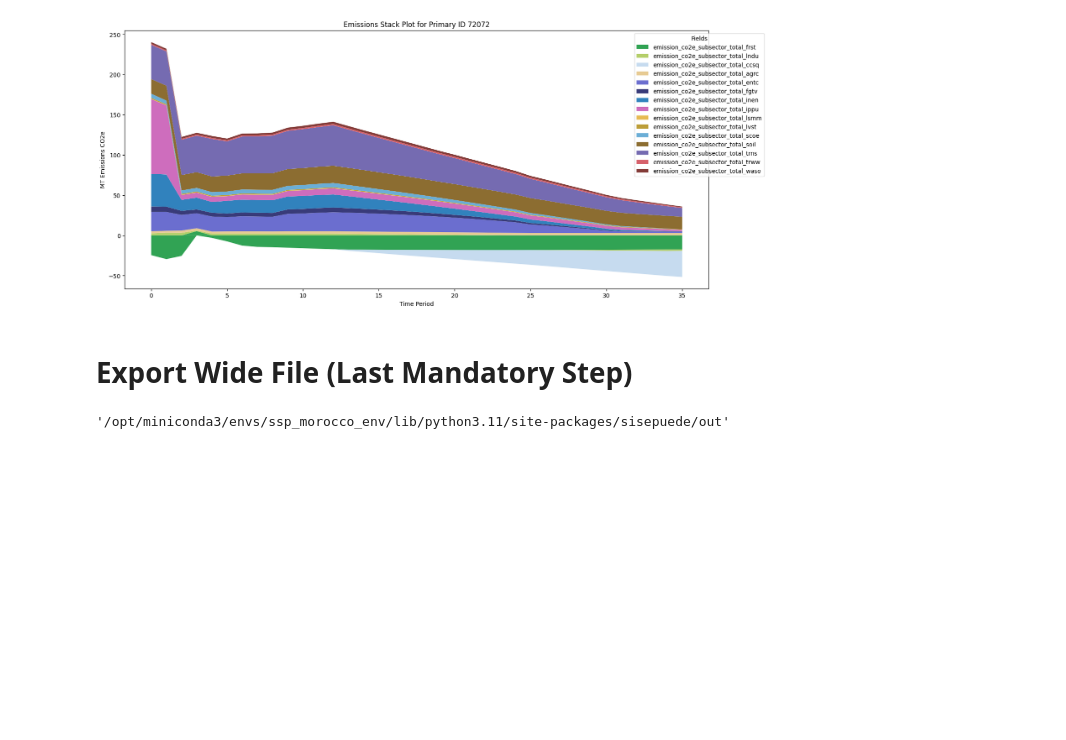
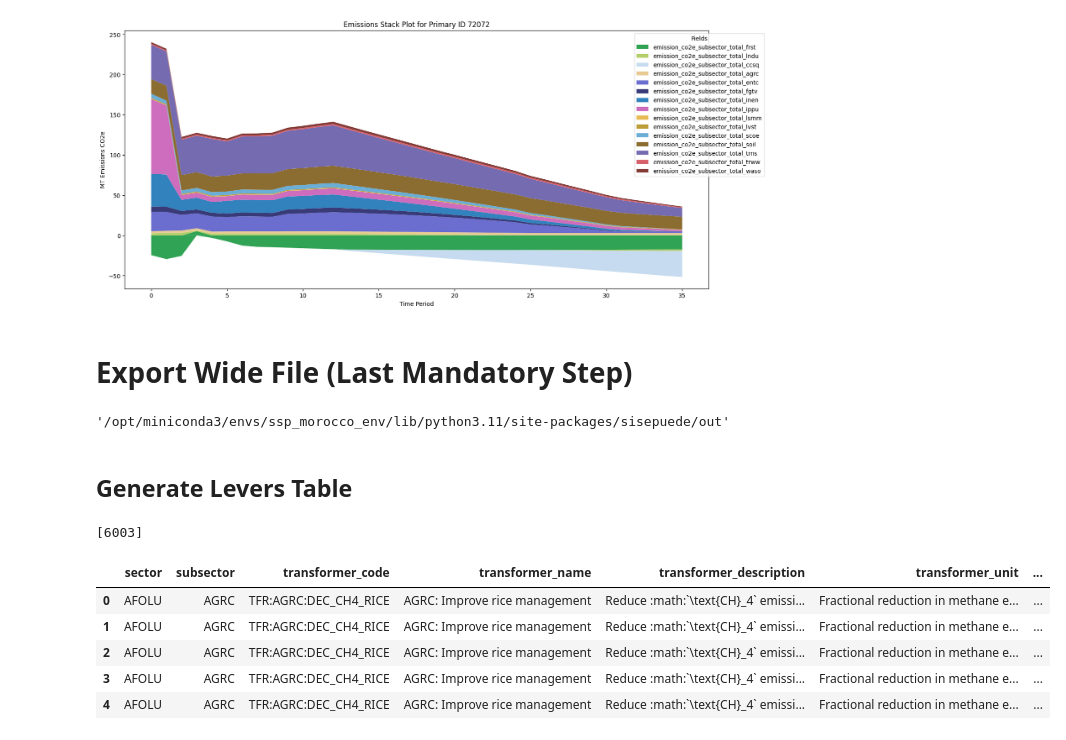
Before and after one commit to sisepuede-framework/ssp_morocco, a Jupyter notebook: ssp_modeling/notebooks/morocco_manager_wb.ipynb, the cells around one changed output. Saved outputs shown, nothing was run; the diff lists cells and outputs as text; code cells hidden in the pictures; blank space fills up the shorter version.

```diff
--- a/ssp_modeling/notebooks/morocco_manager_wb.ipynb
+++ b/ssp_modeling/notebooks/morocco_manager_wb.ipynb
@@ -698,3 +700,25 @@ for tab in ["ATTRIBUTE_STRATEGY"]:
 # gdp_df["year"] = gdp_df["time_period"] + 2015
 # gdp_df = gdp_df.drop(columns=["time_period"])
 # gdp_df.head()
+# %% [markdown]
+## Generate Levers Table
+# %%
+strategies_to_run.remove(0)
+strategies_to_run
+# %% [output]
+[6003]
+# %%
+import sisepuede.visualization.tables as svt
+tableau_levers_table = svt.LeversImplementationTable(strategies, )
+tableau_levers_table_csv = tableau_levers_table.build_table_for_strategies(
+    strategies_to_run
+)
+
+tableau_levers_table_csv.head()
+# %% [output]
+|  | sector | subsector | transformer_code | transformer_name | transformer_description | transformer_unit | ... |
+| 0 | AFOLU | AGRC | TFR:AGRC:DEC_CH4_RICE | AGRC: Improve rice management | Reduce :math:`\text{CH}_4` emissi... | Fractional reduction in methane e... | ... |
+| 1 | AFOLU | AGRC | TFR:AGRC:DEC_CH4_RICE | AGRC: Improve rice management | Reduce :math:`\text{CH}_4` emissi... | Fractional reduction in methane e... | ... |
+| 2 | AFOLU | AGRC | TFR:AGRC:DEC_CH4_RICE | AGRC: Improve rice management | Reduce :math:`\text{CH}_4` emissi... | Fractional reduction in methane e... | ... |
+| 3 | AFOLU | AGRC | TFR:AGRC:DEC_CH4_RICE | AGRC: Improve rice management | Reduce :math:`\text{CH}_4` emissi... | Fractional reduction in methane e... | ... |
+| 4 | AFOLU | AGRC | TFR:AGRC:DEC_CH4_RICE | AGRC: Improve rice management | Reduce :math:`\text{CH}_4` emissi... | Fractional reduction in methane e... | ... |
```
Also changed, not shown: parts of 12 cells of this notebook, 7 other files.
